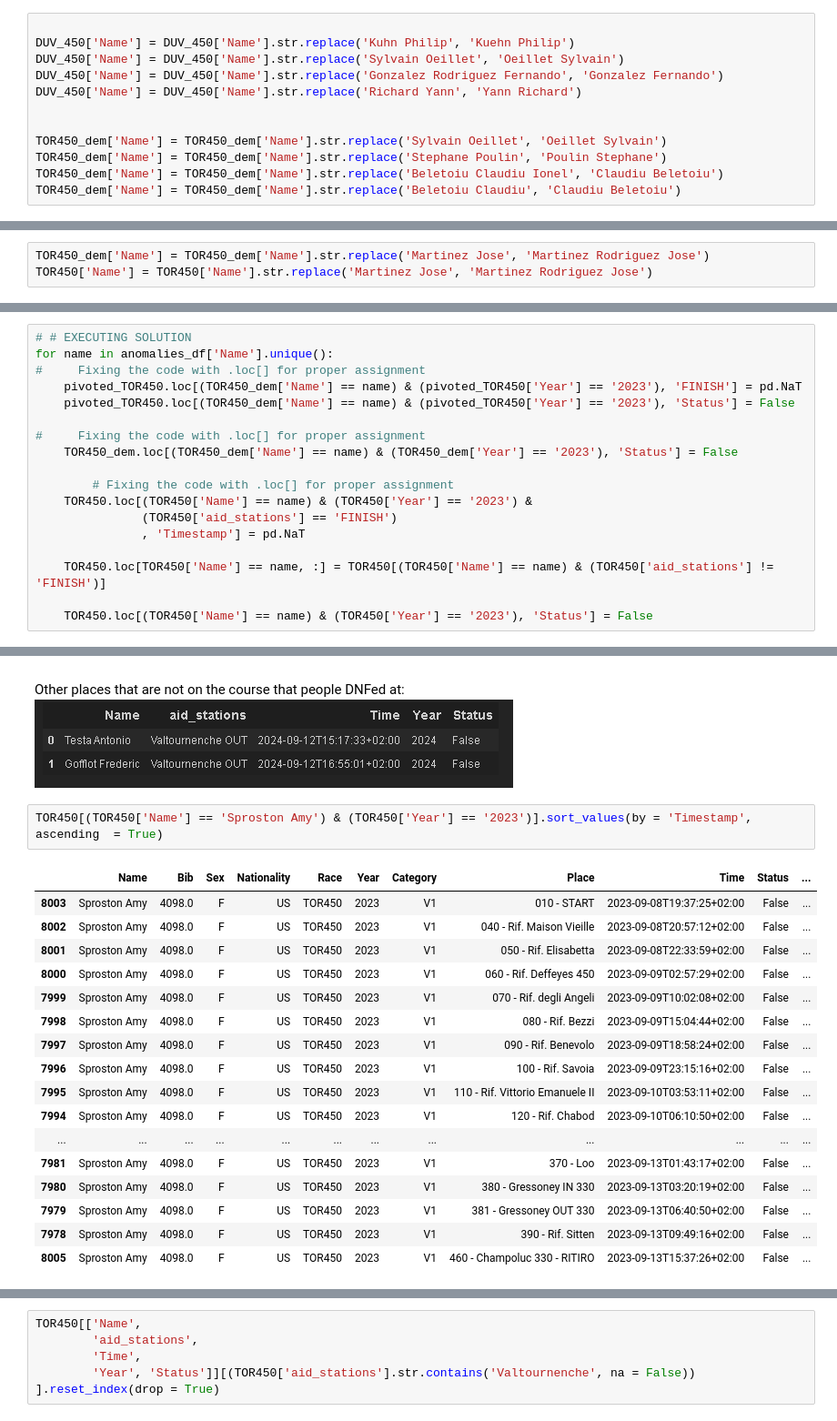
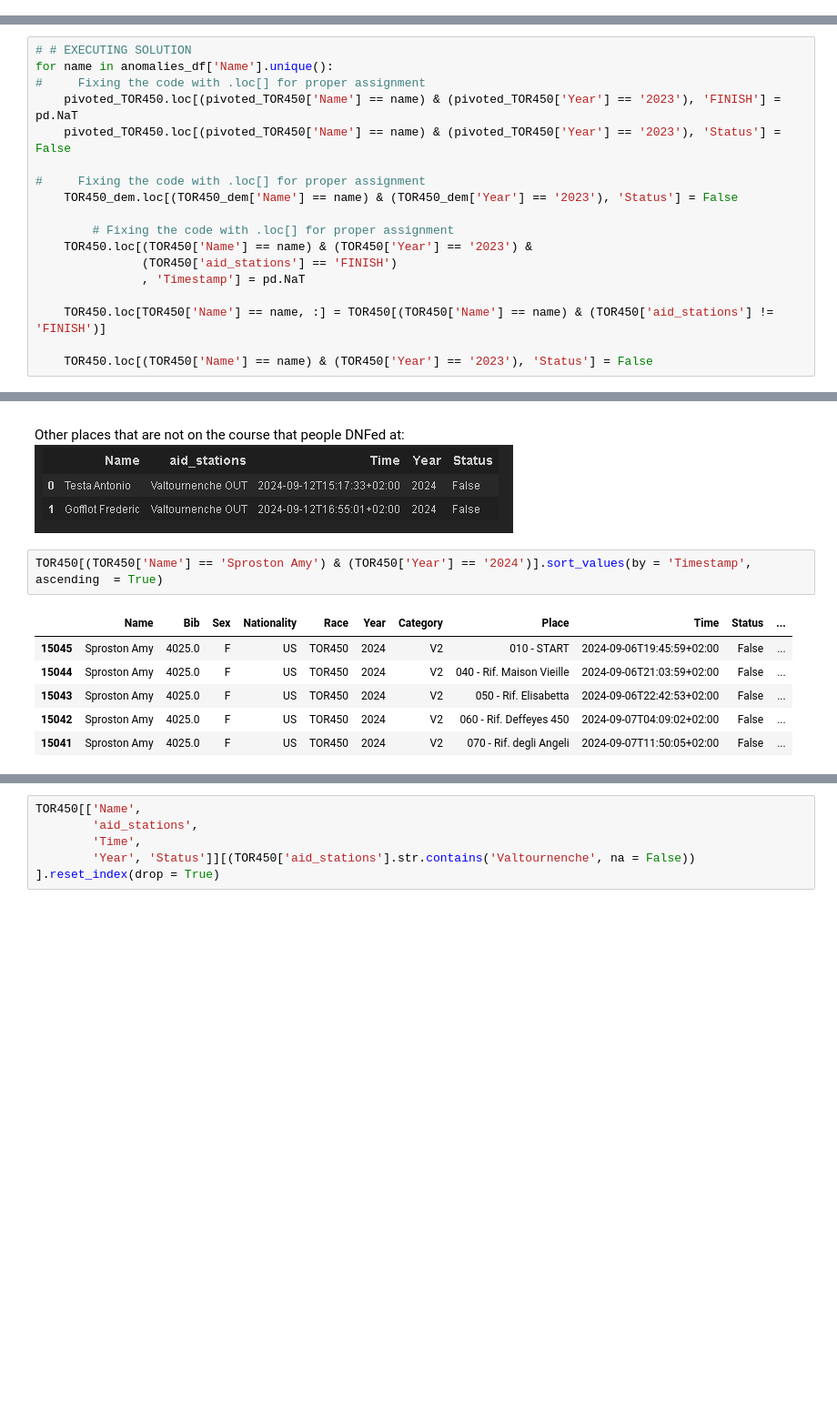
Before and after one commit to kjonina/TORX, a Jupyter notebook: Stage 6 - Cleaning and Preparating TOR450 100x100trail data for Visualisation.ipynb, the cells around one changed output, grey strips where cells are left out. Shown at 91% size. Saved outputs shown, nothing was run; the diff lists cells and outputs as text; blank space fills up the shorter version.

```diff
--- a/Stage 6 - Cleaning and Preparating TOR450 100x100trail data for Visualisation.ipynb
+++ b/Stage 6 - Cleaning and Preparating TOR450 100x100trail data for Visualisation.ipynb
@@ -419,12 +371,0 @@ Index(['Name', 'DUV_ationality', 'Sex', 'DOB', 'Performance',
-# %%
-
-DUV_450['Name'] = DUV_450['Name'].str.replace('Kuhn Philip', 'Kuehn Philip')
-DUV_450['Name'] = DUV_450['Name'].str.replace('Sylvain Oeillet', 'Oeillet Sylvain')
-DUV_450['Name'] = DUV_450['Name'].str.replace('Gonzalez Rodriguez Fernando', 'Gonzalez Fernando')
-DUV_450['Name'] = DUV_450['Name'].str.replace('Richard Yann', 'Yann Richard')
-
-
-TOR450_dem['Name'] = TOR450_dem['Name'].str.replace('Sylvain Oeillet', 'Oeillet Sylvain')
-TOR450_dem['Name'] = TOR450_dem['Name'].str.replace('Stephane Poulin', 'Poulin Stephane')
-TOR450_dem['Name'] = TOR450_dem['Name'].str.replace('Beletoiu Claudiu Ionel', 'Claudiu Beletoiu')
-TOR450_dem['Name'] = TOR450_dem['Name'].str.replace('Beletoiu Claudiu', 'Claudiu Beletoiu')
@@ -728,3 +371,0 @@ TOR450_dem[TOR450_dem['Name'].str.contains('Martinez')]
-# %%
-TOR450_dem['Name'] = TOR450_dem['Name'].str.replace('Martinez Jose', 'Martinez Rodriguez Jose')
-TOR450['Name'] = TOR450['Name'].str.replace('Martinez Jose', 'Martinez Rodriguez Jose')
@@ -1046,8 +589,8 @@ anomalies_df[[ 'Name', 'Bib', 'Year', 'Race', 'Status',  'START',
 # # EXECUTING SOLUTION
 for name in anomalies_df['Name'].unique():
 #     Fixing the code with .loc[] for proper assignment
-    pivoted_TOR450.loc[(TOR450_dem['Name'] == name) & (pivoted_TOR450['Year'] == '2023'), 'FINISH'] = pd.NaT
-    pivoted_TOR450.loc[(TOR450_dem['Name'] == name) & (pivoted_TOR450['Year'] == '2023'), 'Status'] = False
+    pivoted_TOR450.loc[(pivoted_TOR450['Name'] == name) & (pivoted_TOR450['Year'] == '2023'), 'FINISH'] = pd.NaT
+    pivoted_TOR450.loc[(pivoted_TOR450['Name'] == name) & (pivoted_TOR450['Year'] == '2023'), 'Status'] = False
 
 #     Fixing the code with .loc[] for proper assignment
     TOR450_dem.loc[(TOR450_dem['Name'] == name) & (TOR450_dem['Year'] == '2023'), 'Status'] = False
@@ -1282,22 +812,11 @@ US runner Amy Sproston probably decided to call it a day in Rifugio Sitten, but
 Other places that are not on the course that people DNFed at:
 ![image-2.png](attachment:image-2.png)
 # %%
-TOR450[(TOR450['Name'] == 'Sproston Amy') & (TOR450['Year'] == '2023')].sort_values(by = 'Timestamp', ascending  = True)
+TOR450[(TOR450['Name'] == 'Sproston Amy') & (TOR450['Year'] == '2024')].sort_values(by = 'Timestamp', ascending  = True)
 # %% [output]
 |  | Name | Bib | Sex | Nationality | Race | Year | Category | Place | Time | Status | ... |
-| 8003 | Sproston Amy | 4098.0 | F | US | TOR450 | 2023 | V1 | 010 - START | 2023-09-08T19:37:25+02:00 | False | ... |
-| 8002 | Sproston Amy | 4098.0 | F | US | TOR450 | 2023 | V1 | 040 - Rif. Maison Vieille | 2023-09-08T20:57:12+02:00 | False | ... |
-| 8001 | Sproston Amy | 4098.0 | F | US | TOR450 | 2023 | V1 | 050 - Rif. Elisabetta | 2023-09-08T22:33:59+02:00 | False | ... |
-| 8000 | Sproston Amy | 4098.0 | F | US | TOR450 | 2023 | V1 | 060 - Rif. Deffeyes 450 | 2023-09-09T02:57:29+02:00 | False | ... |
-| 7999 | Sproston Amy | 4098.0 | F | US | TOR450 | 2023 | V1 | 070 - Rif. degli Angeli | 2023-09-09T10:02:08+02:00 | False | ... |
-| 7998 | Sproston Amy | 4098.0 | F | US | TOR450 | 2023 | V1 | 080 - Rif. Bezzi | 2023-09-09T15:04:44+02:00 | False | ... |
-| 7997 | Sproston Amy | 4098.0 | F | US | TOR450 | 2023 | V1 | 090 - Rif. Benevolo | 2023-09-09T18:58:24+02:00 | False | ... |
-| 7996 | Sproston Amy | 4098.0 | F | US | TOR450 | 2023 | V1 | 100 - Rif. Savoia | 2023-09-09T23:15:16+02:00 | False | ... |
-| 7995 | Sproston Amy | 4098.0 | F | US | TOR450 | 2023 | V1 | 110 - Rif. Vittorio Emanuele II | 2023-09-10T03:53:11+02:00 | False | ... |
-| 7994 | Sproston Amy | 4098.0 | F | US | TOR450 | 2023 | V1 | 120 - Rif. Chabod | 2023-09-10T06:10:50+02:00 | False | ... |
-| ... | ... | ... | ... | ... | ... | ... | ... | ... | ... | ... | ... |
-| 7981 | Sproston Amy | 4098.0 | F | US | TOR450 | 2023 | V1 | 370 - Loo | 2023-09-13T01:43:17+02:00 | False | ... |
-| 7980 | Sproston Amy | 4098.0 | F | US | TOR450 | 2023 | V1 | 380 - Gressoney IN 330 | 2023-09-13T03:20:19+02:00 | False | ... |
-| 7979 | Sproston Amy | 4098.0 | F | US | TOR450 | 2023 | V1 | 381 - Gressoney OUT 330 | 2023-09-13T06:40:50+02:00 | False | ... |
-| 7978 | Sproston Amy | 4098.0 | F | US | TOR450 | 2023 | V1 | 390 - Rif. Sitten | 2023-09-13T09:49:16+02:00 | False | ... |
-| 8005 | Sproston Amy | 4098.0 | F | US | TOR450 | 2023 | V1 | 460 - Champoluc 330 - RITIRO | 2023-09-13T15:37:26+02:00 | False | ... |
+| 15045 | Sproston Amy | 4025.0 | F | US | TOR450 | 2024 | V2 | 010 - START | 2024-09-06T19:45:59+02:00 | False | ... |
+| 15044 | Sproston Amy | 4025.0 | F | US | TOR450 | 2024 | V2 | 040 - Rif. Maison Vieille | 2024-09-06T21:03:59+02:00 | False | ... |
+| 15043 | Sproston Amy | 4025.0 | F | US | TOR450 | 2024 | V2 | 050 - Rif. Elisabetta | 2024-09-06T22:42:53+02:00 | False | ... |
+| 15042 | Sproston Amy | 4025.0 | F | US | TOR450 | 2024 | V2 | 060 - Rif. Deffeyes 450 | 2024-09-07T04:09:02+02:00 | False | ... |
+| 15041 | Sproston Amy | 4025.0 | F | US | TOR450 | 2024 | V2 | 070 - Rif. degli Angeli | 2024-09-07T11:50:05+02:00 | False | ... |
```
Also changed, not shown: parts of 117 cells of this notebook, 11 other files.
